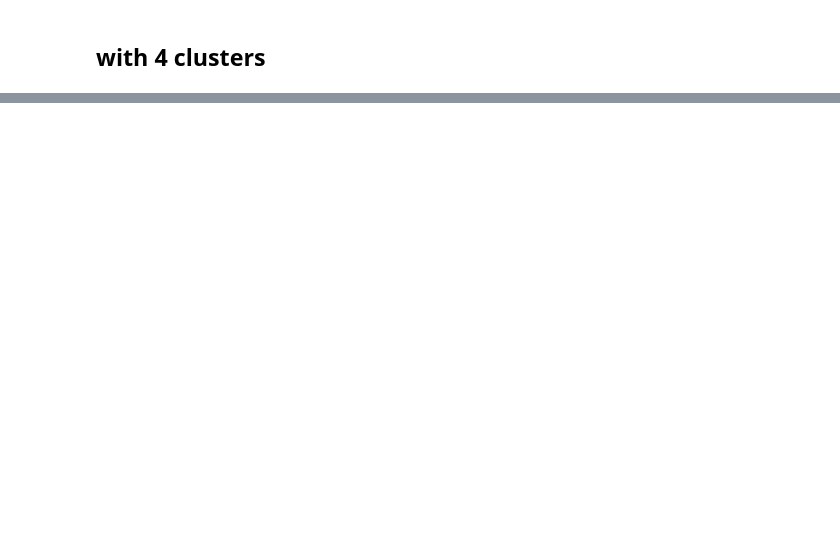
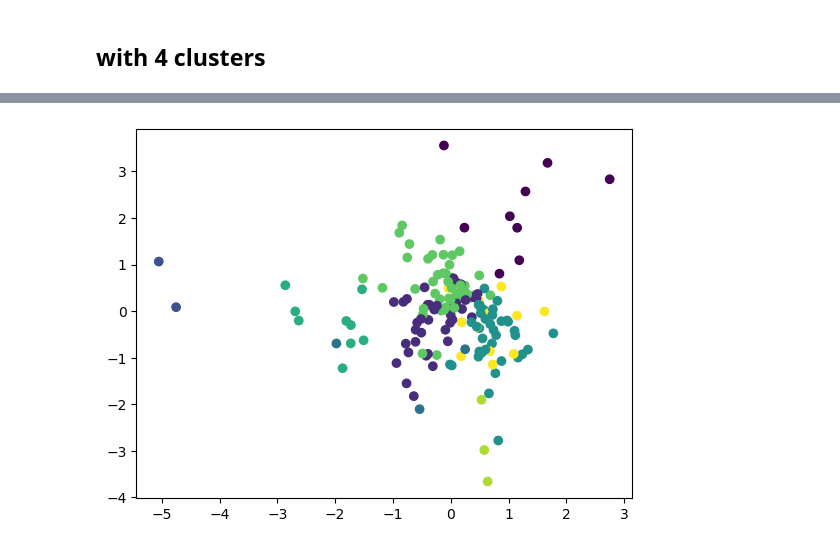
Before and after one commit to MarTvyal62/data_analytics_with_python, a Jupyter notebook: notebooks/17_clustering.ipynb, the cells around one changed output, grey strips where cells are left out. Drawn from its saved outputs; the diff is of its cells as text; code cells hidden in the pictures; blank space fills up the shorter version.

```diff
--- a/notebooks/17_clustering.ipynb
+++ b/notebooks/17_clustering.ipynb
@@ -425,0 +480,7 @@ plt.show()
+# %%
+from sklearn import preprocessing
+df_clustering_std = df_clustering_groups.copy()
+
+df_clustering_std[features_to_explore] = preprocessing.scale(df_clustering_std[features_to_explore])
+
+df_clustering_std.head()
@@ -425,0 +513,5 @@ plt.show()
+# %%
+km = KMeans(n_clusters=9, max_iter=300, random_state=123)
+df_clustering_std['cluster'] = km.fit_predict(df_clustering_std[features_to_explore])
+
+df_clustering_std.head()
@@ -425,0 +525,13 @@ plt.show()
+# %%
+from sklearn import decomposition
+
+pca = decomposition.PCA(n_components=2, whiten=True)
+
+pca_results = pca.fit_transform(df_clustering_std[features_to_explore])
+
+explained_variance = pca.explained_variance_ratio_
+cumulative_variance = np.cumsum(explained_variance)
+
+
+print(f"Comulative Variance:  {cumulative_variance}")
+explained_variance
@@ -425,0 +543,5 @@ plt.show()
+# %%
+df_clustering_std['x'] = pca_results[:,0]
+df_clustering_std['y'] = pca_results[:,1]
+
+df_clustering_std.head(20)
@@ -425,0 +566,5 @@ plt.show()
+# %%
+plt.scatter(df_clustering_std['x'], df_clustering_std['y'], c=df_clustering_std['cluster'])
+plt.show()
+# %% [output]
+[figure, added]
```
Also changed, not shown: parts of 15 cells of this notebook, 2 other files.
